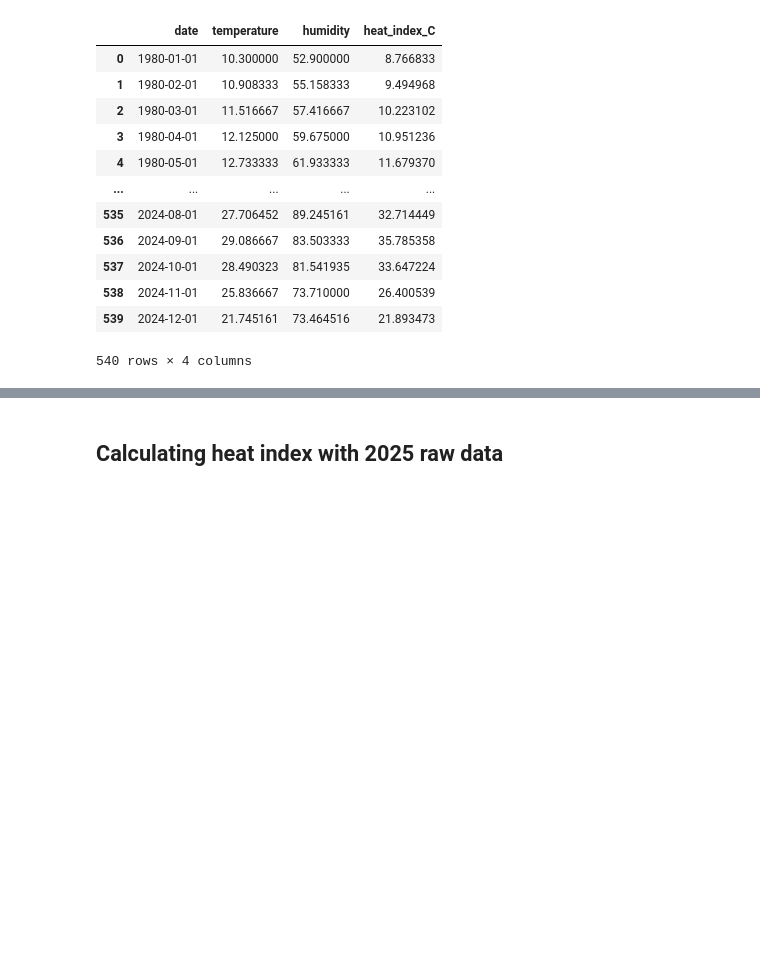
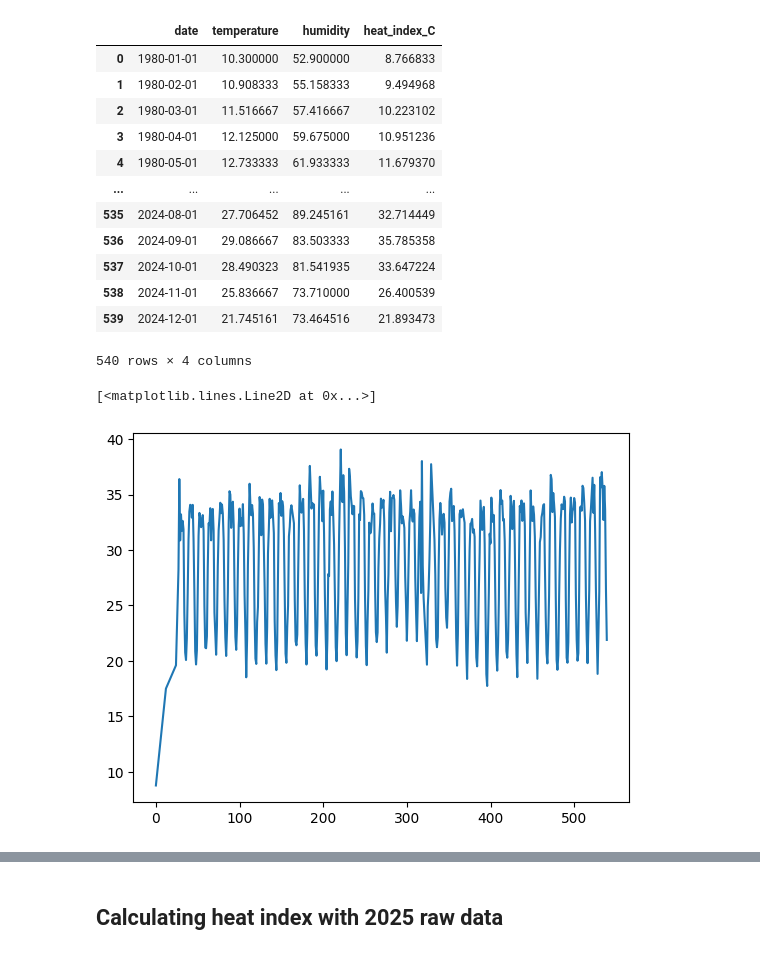
Before and after one commit to not-your-pancake/TCC_Journal, a Jupyter notebook: HI_WB_HS_HM_WBG/rangamati.ipynb, the cells around one changed output, grey strips where cells are left out. Cells and saved outputs as stored; diff of their text form; code cells hidden in the pictures; blank space fills up the shorter version.

```diff
--- a/HI_WB_HS_HM_WBG/rangamati.ipynb
+++ b/HI_WB_HS_HM_WBG/rangamati.ipynb
@@ -2126,3 +2126,10 @@ df_HI_2024
 | 538 | 2024-11-01 | 25.836667 | 73.710000 | 26.400539 |
 | 539 | 2024-12-01 | 21.745161 | 73.464516 | 21.893473 |
 540 rows × 4 columns
+# %%
+import matplotlib.pyplot as plt
+
+plt.plot(df_HI_2024_interpolated['heat_index_C'])
+# %% [output]
+[<matplotlib.lines.Line2D at 0x...>]
+[figure, added]
```
Also changed, not shown: parts of 5 cells of this notebook.
